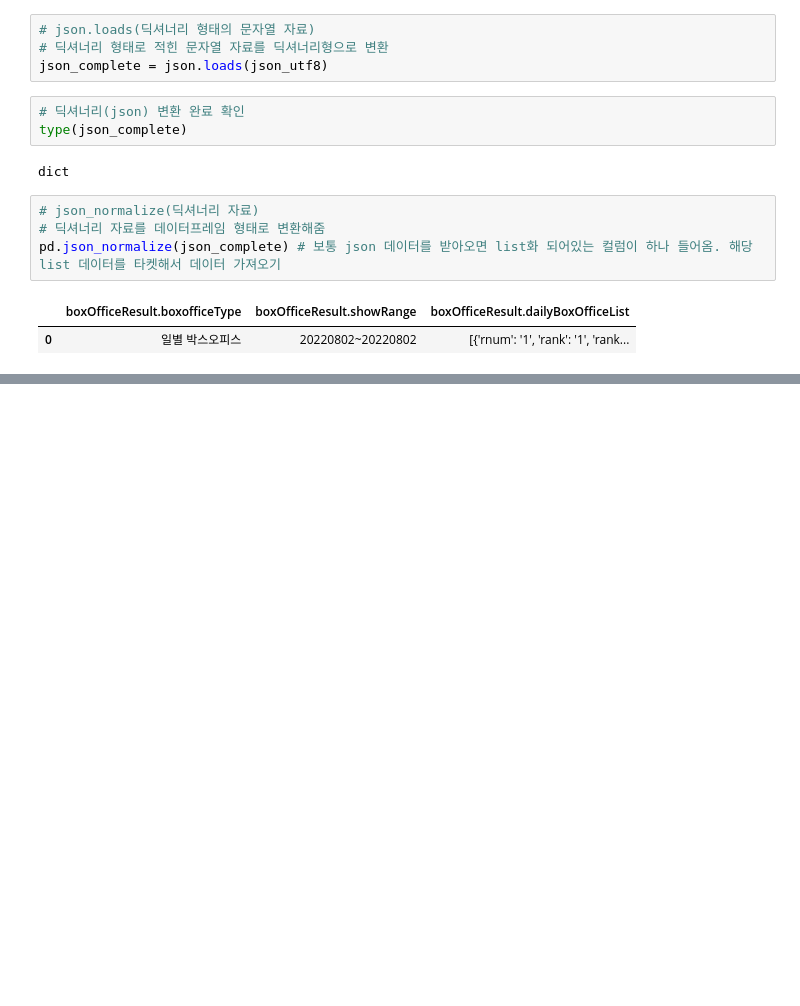
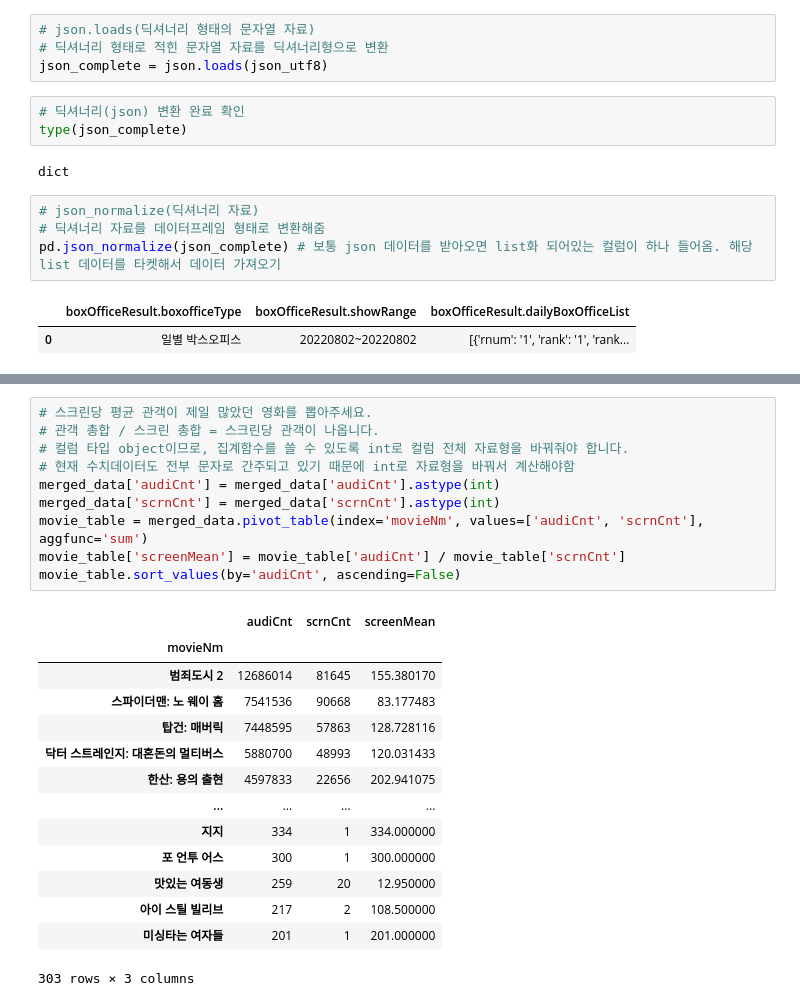
Before and after one commit to limbbbyoung/python_practice, a Jupyter notebook: 데이터 수집 파이프라인/영진위 데이터 크롤링.ipynb, the cells around one changed output, grey strips where cells are left out. Cells and saved outputs as stored; diff of their text form; blank space fills up the shorter version.

```diff
--- a/데이터 수집 파이프라인/영진위 데이터 크롤링.ipynb
+++ b/데이터 수집 파이프라인/영진위 데이터 크롤링.ipynb
@@ -130,0 +361,25 @@ Name: dailyBoxOfficeList, dtype: object
+# %%
+# 스크린당 평균 관객이 제일 많았던 영화를 뽑아주세요.
+# 관객 총합 / 스크린 총합 = 스크린당 관객이 나옵니다.
+# 컬럼 타입 object이므로, 집계함수를 쓸 수 있도록 int로 컬럼 전체 자료형을 바꿔줘야 합니다.
+# 현재 수치데이터도 전부 문자로 간주되고 있기 때문에 int로 자료형을 바꿔서 계산해야함
+merged_data['audiCnt'] = merged_data['audiCnt'].astype(int)
+merged_data['scrnCnt'] = merged_data['scrnCnt'].astype(int)
+movie_table = merged_data.pivot_table(index='movieNm', values=['audiCnt', 'scrnCnt'], aggfunc='sum')
+movie_table['screenMean'] = movie_table['audiCnt'] / movie_table['scrnCnt']
+movie_table.sort_values(by='audiCnt', ascending=False)
+# %% [output]
+|  | audiCnt | scrnCnt | screenMean |
+| movieNm |  |  |  |
+| 범죄도시 2 | 12686014 | 81645 | 155.380170 |
+| 스파이더맨: 노 웨이 홈 | 7541536 | 90668 | 83.177483 |
+| 탑건: 매버릭 | 7448595 | 57863 | 128.728116 |
+| 닥터 스트레인지: 대혼돈의 멀티버스 | 5880700 | 48993 | 120.031433 |
+| 한산: 용의 출현 | 4597833 | 22656 | 202.941075 |
+| ... | ... | ... | ... |
+| 지지 | 334 | 1 | 334.000000 |
+| 포 언투 어스 | 300 | 1 | 300.000000 |
+| 맛있는 여동생 | 259 | 20 | 12.950000 |
+| 아이 스틸 빌리브 | 217 | 2 | 108.500000 |
+| 미싱타는 여자들 | 201 | 1 | 201.000000 |
+303 rows × 3 columns
```
Also changed, not shown: parts of 12 cells of this notebook, 4 other files.
